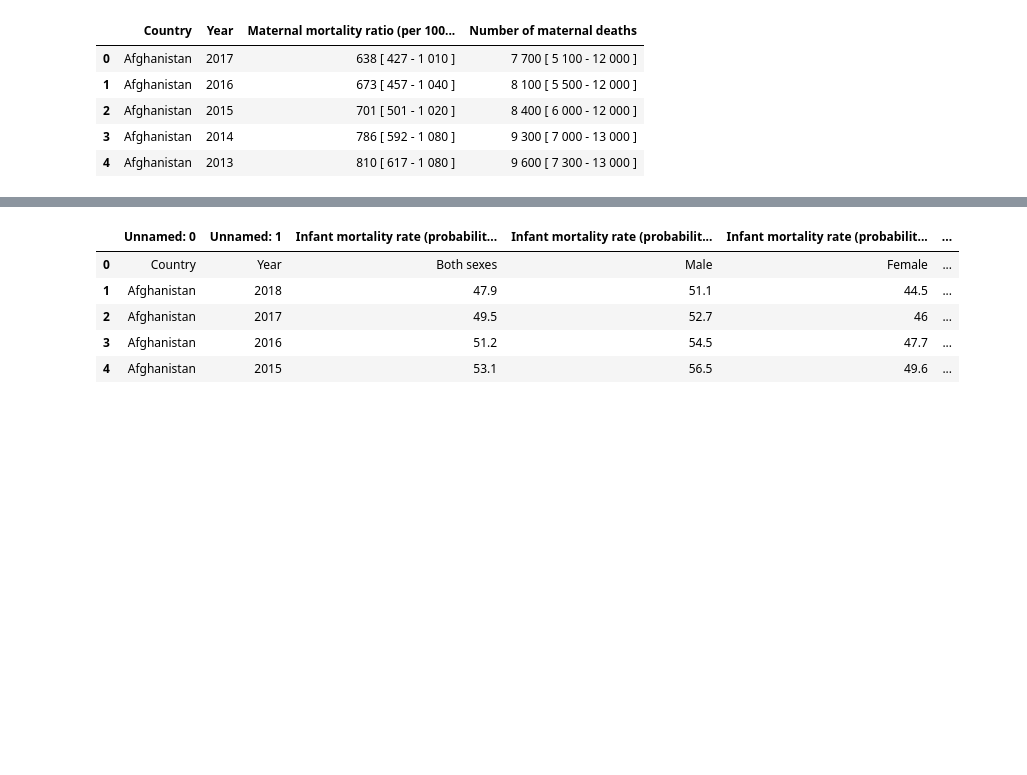
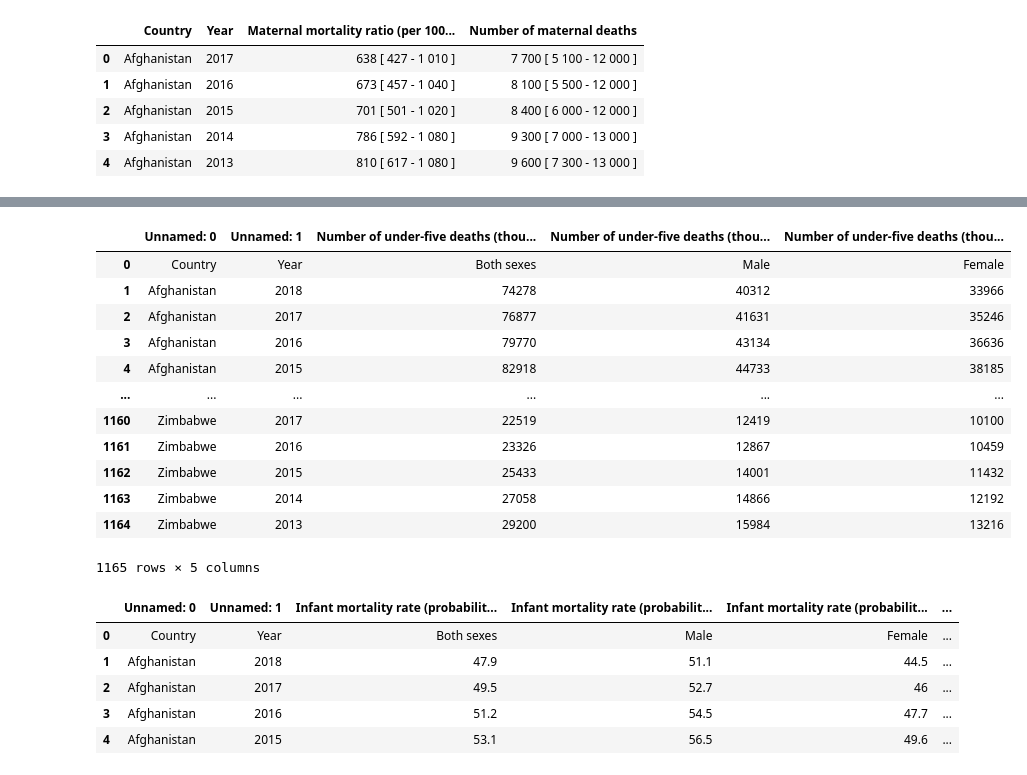
Before and after one commit to msamhz/Kaggle_WorldMortalityRates, a Jupyter notebook: code/1_EDA.ipynb, the cells around one changed output, grey strips where cells are left out. Cells and saved outputs as stored; diff of their text form; code cells hidden in the pictures; blank space fills up the shorter version.

```diff
--- a/code/1_EDA.ipynb
+++ b/code/1_EDA.ipynb
@@ -79,6 +138,22 @@ num_death.head()
 | 2 | Afghanistan | 2017 | 76877 | 41631 | 35246 | ... |
 | 3 | Afghanistan | 2016 | 79770 | 43134 | 36636 | ... |
 | 4 | Afghanistan | 2015 | 82918 | 44733 | 38185 | ... |
+# %%
+num_death[['Unnamed: 0', 'Unnamed: 1', 'Number of under-five deaths (thousands)', 'Number of under-five deaths (thousands).1','Number of under-five deaths (thousands).2']]
+# %% [output]
+|  | Unnamed: 0 | Unnamed: 1 | Number of under-five deaths (thou... | Number of under-five deaths (thou... | Number of under-five deaths (thou... |
+| 0 | Country | Year | Both sexes | Male | Female |
+| 1 | Afghanistan | 2018 | 74278 | 40312 | 33966 |
+| 2 | Afghanistan | 2017 | 76877 | 41631 | 35246 |
+| 3 | Afghanistan | 2016 | 79770 | 43134 | 36636 |
+| 4 | Afghanistan | 2015 | 82918 | 44733 | 38185 |
+| ... | ... | ... | ... | ... | ... |
+| 1160 | Zimbabwe | 2017 | 22519 | 12419 | 10100 |
+| 1161 | Zimbabwe | 2016 | 23326 | 12867 | 10459 |
+| 1162 | Zimbabwe | 2015 | 25433 | 14001 | 11432 |
+| 1163 | Zimbabwe | 2014 | 27058 | 14866 | 12192 |
+| 1164 | Zimbabwe | 2013 | 29200 | 15984 | 13216 |
+1165 rows × 5 columns
 # %%
 prob_dying.head()
 # %% [output]
```
Also changed, not shown: parts of 12 cells of this notebook.
